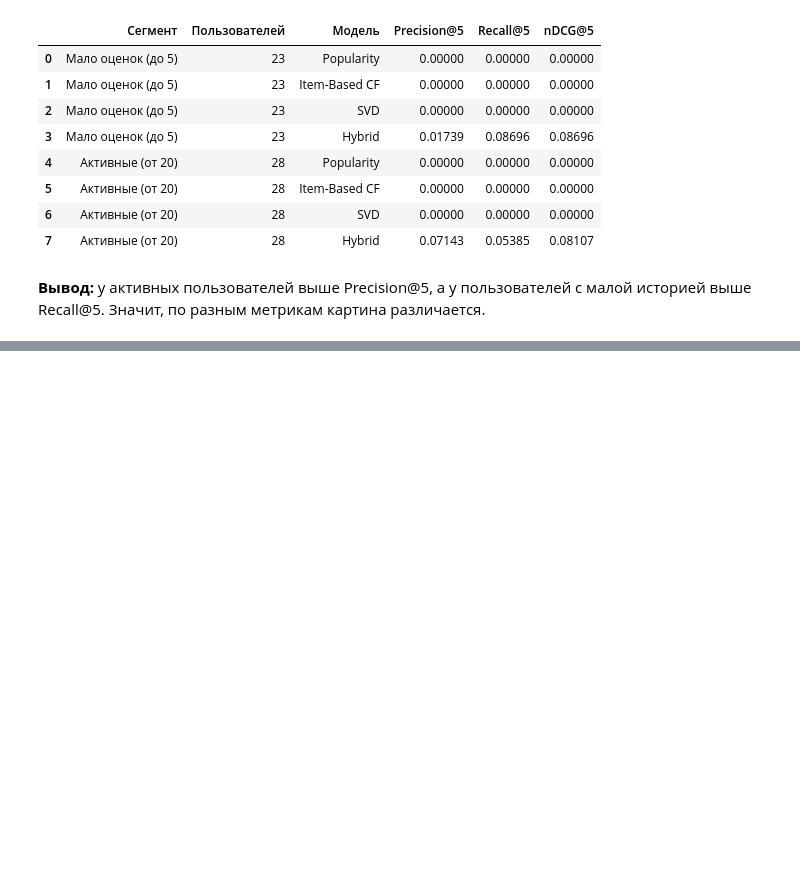
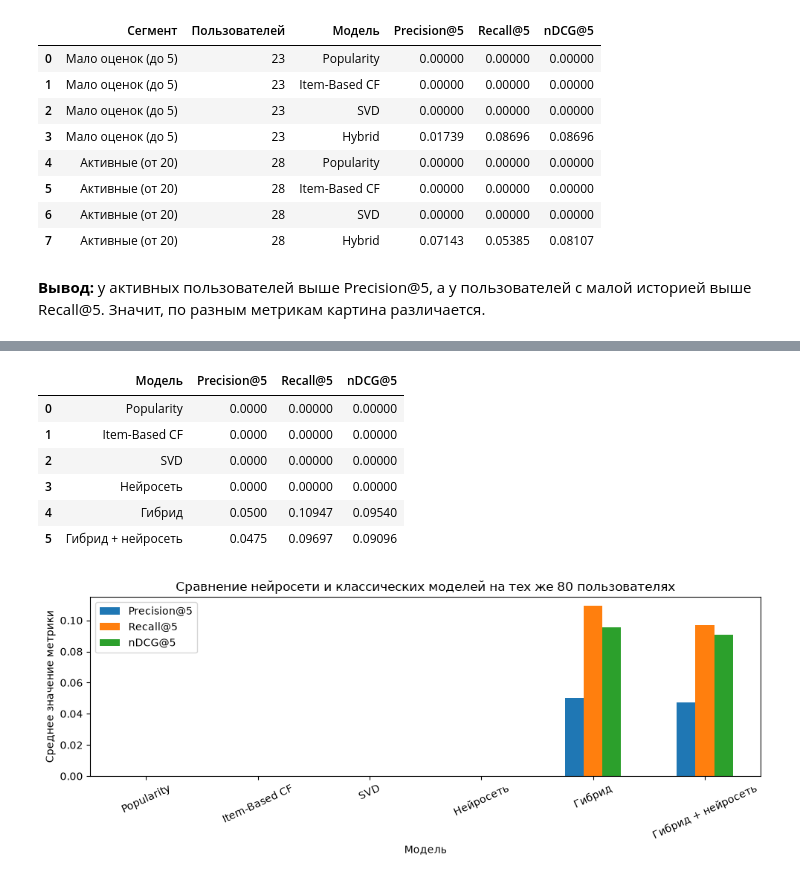
Before and after one commit to MaximTrofimenko/recommender-systems-session, a Jupyter notebook: sz.ipynb, the cells around one changed output, grey strips where cells are left out. Saved outputs shown, nothing was run; the diff lists cells and outputs as text; code cells hidden in the pictures; blank space fills up the shorter version.

```diff
--- a/sz.ipynb
+++ b/sz.ipynb
@@ -504,0 +523,64 @@ MLP обучена и проверена отдельно. В текущем з
+# %%
+def neural_scores(user_id):
+    pairs = pd.DataFrame({'user_id': np.repeat(user_id, len(all_books)), 'book_id': all_books})
+    return neural.predict(scaler.transform(pair_features(pairs))).clip(1, 5)
+
+
+def recommend_neural(user_id, k=5):
+    scores = neural_scores(user_id)
+    scores[~available(user_id)] = -np.inf
+    return all_books[np.argsort(scores)[::-1][:k]].astype(int).tolist()
+
+
+def recommend_hybrid_neural(user_id, k=5):
+    # Для нового пользователя оставляем прежний резервный вариант.
+    if user_id not in seen:
+        return recommend_hybrid(user_id, k, tuned_weights)
+    base = hybrid_scores(user_id, tuned_weights)
+    neural_part = neural_scores(user_id) / 5
+    scores = 0.8 * base + 0.2 * neural_part
+    scores[~available(user_id)] = -np.inf
+
+    # Берём кандидатов из обычного гибрида и нейросети.
+    candidates = set(recommend_hybrid(user_id, 50, tuned_weights))
+    candidates.update(all_books[np.argsort(neural_part)[::-1][:50]])
+    ordered = sorted(candidates, key=lambda b: scores[book_index.loc[b]], reverse=True)
+
+    author = books.set_index('book_id').authors.fillna('').str.split(',').str[0]
+    result, counts = [], {}
+    for book_id in ordered:
+        name = author.loc[book_id]
+        if counts.get(name, 0) >= 2 or not np.isfinite(scores[book_index.loc[book_id]]):
+            continue
+        result.append(int(book_id))
+        counts[name] = counts.get(name, 0) + 1
+        if len(result) == k:
+            break
+    return result
+
+
+advanced_models = {
+    'Popularity': recommend_popularity,
+    'Item-Based CF': recommend_item_cf,
+    'SVD': recommend_svd,
+    'Нейросеть': recommend_neural,
+    'Гибрид': models['Hybrid'],
+    'Гибрид + нейросеть': recommend_hybrid_neural,
+}
+advanced_comparison = evaluate(evaluation_users, models=advanced_models)
+display(advanced_comparison.round(5))
+advanced_comparison.set_index('Модель')[['Precision@5', 'Recall@5', 'nDCG@5']].plot.bar(
+    figsize=(10, 4), rot=25)
+plt.title('Сравнение нейросети и классических моделей на тех же 80 пользователях')
+plt.ylabel('Среднее значение метрики')
+plt.tight_layout()
+plt.show()
+# %% [output]
+|  | Модель | Precision@5 | Recall@5 | nDCG@5 |
+| 0 | Popularity | 0.0000 | 0.00000 | 0.00000 |
+| 1 | Item-Based CF | 0.0000 | 0.00000 | 0.00000 |
+| 2 | SVD | 0.0000 | 0.00000 | 0.00000 |
+| 3 | Нейросеть | 0.0000 | 0.00000 | 0.00000 |
+| 4 | Гибрид | 0.0500 | 0.10947 | 0.09540 |
+| 5 | Гибрид + нейросеть | 0.0475 | 0.09697 | 0.09096 |
+[figure, added]
```
Also changed, not shown: parts of 11 cells of this notebook, 2 other files.
